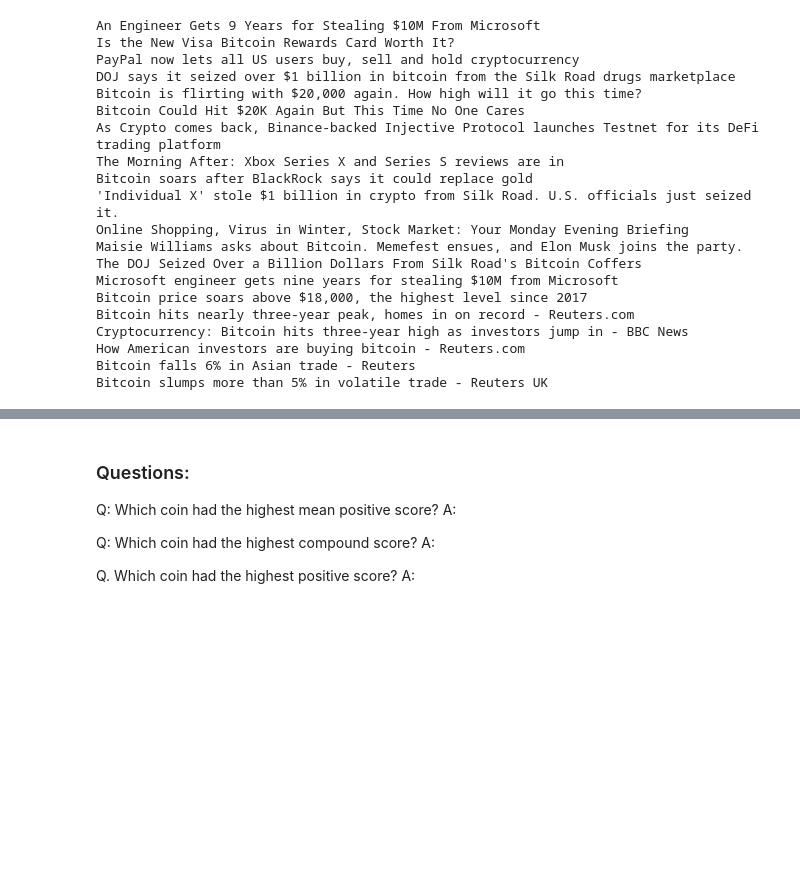
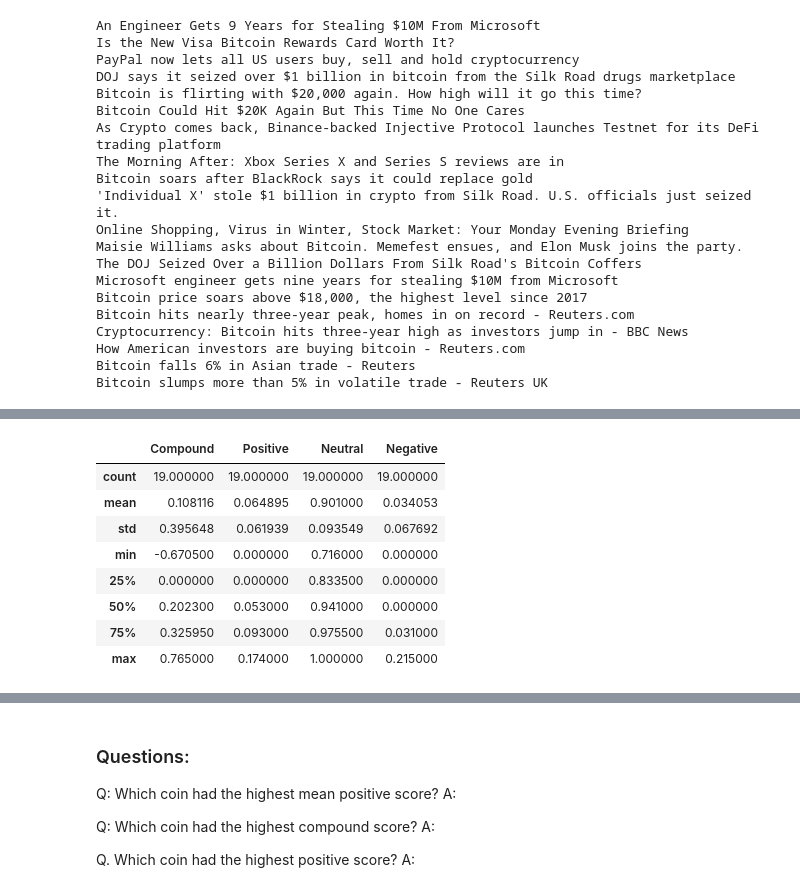
Before and after one commit to jexiamaris/tales_from_cryptos, a Jupyter notebook: crypto_sentiment.ipynb, the cells around one changed output, grey strips where cells are left out. Saved outputs shown, nothing was run; the diff lists cells and outputs as text; code cells hidden in the pictures; blank space fills up the shorter version.

```diff
--- a/crypto_sentiment.ipynb
+++ b/crypto_sentiment.ipynb
@@ -38,7 +38,7 @@ bitcoin_news["totalResults"]
 # %%
-#bitcoin_news_title = bitcoin_news['2']['1']
 for article in bitcoin_news["articles"]:
-    print(article["title"])
+    return (article["title"])
+
 
 #bitcoin_news["articles"][2]["title"]
 # %% [output]
@@ -76,0 +95,40 @@ ethereum_news["totalResults"]
+# %%
+# Create the Bitcoin sentiment scores DataFrame
+bitcoin_titles = [(article["title"]) for article in bitcoin_news["articles"]]
+def get_sentiment(score):
+   result = 0 # Neutral by default
+   if score >= 0.05: # Positive
+        result = 1
+   elif score <= -0.05: # Negative
+        result= -1
+   return result
+
+text_sent ={
+    "text_compound": [],
+    "text_pos": [],
+    "text_neu":[],
+    "text_neg":[],
+    "text_sent":[],
+}
+
+# Get sentiment for the text and the title
+for article in bitcoin_news["articles"]:
+#for index, row in bitcoin_news:
+    try:
+        # Sentiment scoring with VADER
+
+        text_sentiment = analyzer.polarity_scores(article["content"])
+        text_sent["text_compound"].append(text_sentiment["compound"])
+        text_sent["text_pos"].append(text_sentiment["pos"])
+        text_sent["text_neu"].append(text_sentiment["neu"])
+        text_sent["text_neg"].append(text_sentiment["neg"])
+        text_sent["text_sent"].append(article["content"])
+    except AttributeError:
+        pass
+
+# Attaching sentiment columns to the News DataFrame
+
+bitcoin_sent_df = pd.DataFrame(text_sent)
+bitcoin_sent_df = bitcoin_sent_df.rename(columns={"text_compound":"Compound", "text_pos": "Positive", "text_neu": "Neutral", "text_neg": "Negative", "text_sent":"Text"})
+
+bitcoin_sent_df.head()
@@ -118,4 +188,15 @@ TypeError: string indices must be integers
 # %%
 # Describe the Bitcoin Sentiment
+bitcoin_sent_df.describe()
+# %% [output]
+|  | Compound | Positive | Neutral | Negative |
+| count | 19.000000 | 19.000000 | 19.000000 | 19.000000 |
+| mean | 0.108116 | 0.064895 | 0.901000 | 0.034053 |
+| std | 0.395648 | 0.061939 | 0.093549 | 0.067692 |
+| min | -0.670500 | 0.000000 | 0.716000 | 0.000000 |
+| 25% | 0.000000 | 0.000000 | 0.833500 | 0.000000 |
+| 50% | 0.202300 | 0.053000 | 0.941000 | 0.000000 |
+| 75% | 0.325950 | 0.093000 | 0.975500 | 0.031000 |
+| max | 0.765000 | 0.174000 | 1.000000 | 0.215000 |
 # %%
 # Describe the Ethereum Sentiment
```
Also changed, not shown: parts of 16 cells of this notebook.
